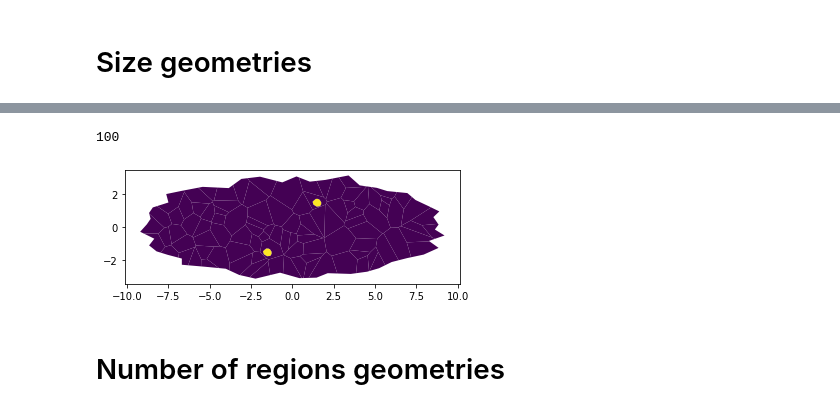
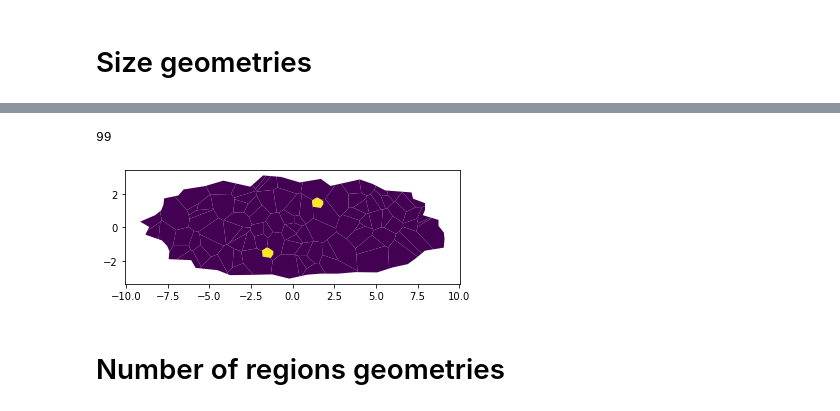
Before and after one commit to EdcleyJS/spatial-uncertainty, a Jupyter notebook: synthetic-data/generate.ipynb, the cells around one changed output, grey strips where cells are left out. Drawn from its saved outputs; the diff is of its cells as text; code cells hidden in the pictures.

```diff
--- a/synthetic-data/generate.ipynb
+++ b/synthetic-data/generate.ipynb
@@ -159,11 +175,11 @@ print(len(gdf))
 # %%
-gdf = generateArea(poly_out,poly_in.scale(5,5,origin=(0,0)).translate(1.5,1.5),poly_in.scale(5,5,origin=(0,0)).translate(-1.5,-1.5),pts)
+gdf = generateArea(poly_out,poly_in.scale(7.5,7.5,origin=(0,0)).translate(1.5,1.5),poly_in.scale(7.5,7.5,origin=(0,0)).translate(-1.5,-1.5),pts)
 gdf.plot(column='highlight')
 gdf.to_file('data/size/size_small.geojson', driver='GeoJSON')
 print(len(gdf))
 # %% [output]
-100
+99
-[figure, old version]
+[figure, new version]
 # %% [markdown]
 # Number of regions geometries
 # %%
```
Also changed, not shown: parts of 22 cells of this notebook, 14 other files.
